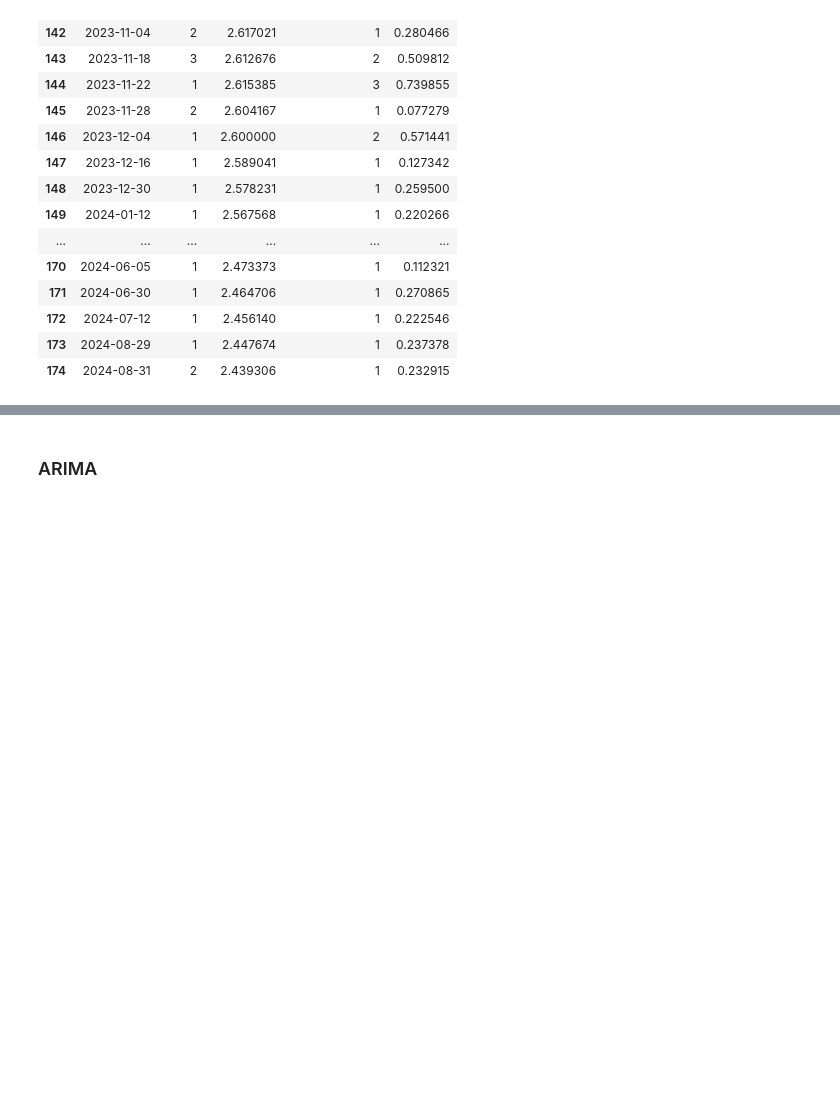
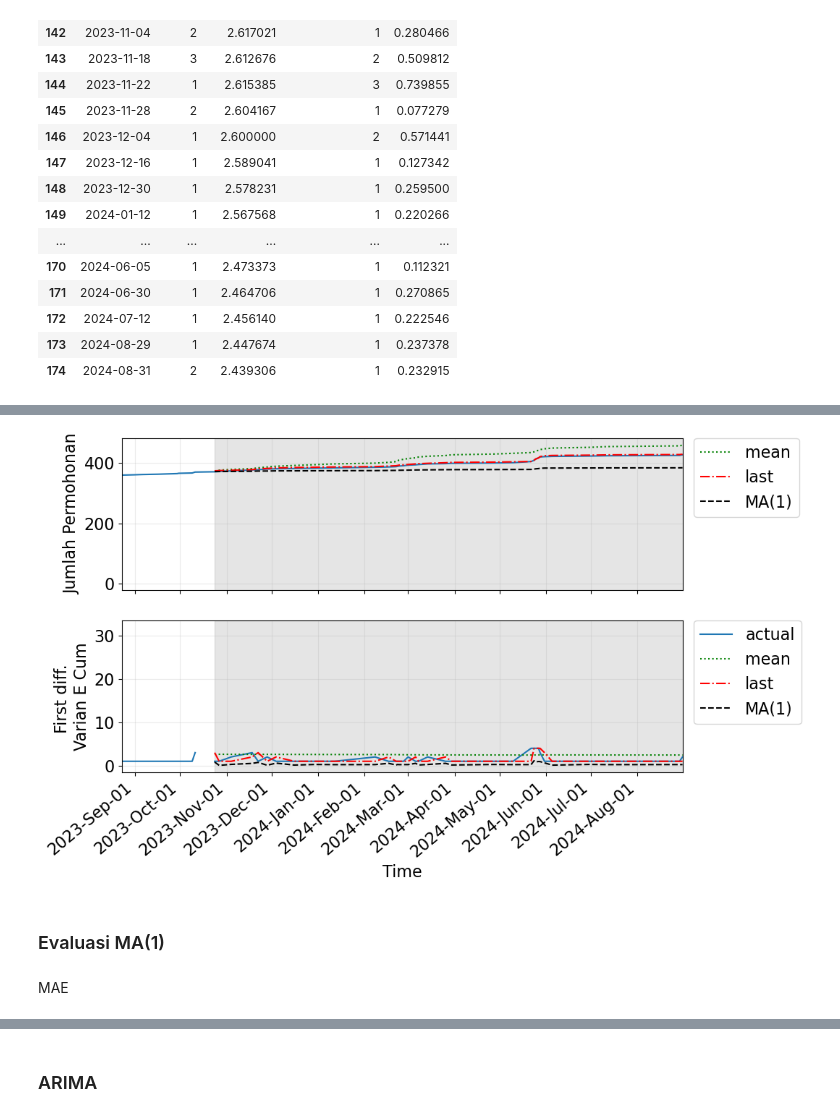
Before and after one commit to anajesset/tugas-akhirr, a Jupyter notebook: varian_e.ipynb, the cells around one changed output, grey strips where cells are left out. Cells and saved outputs as stored; diff of their text form; code cells hidden in the pictures; blank space fills up the shorter version.

```diff
--- a/varian_e.ipynb
+++ b/varian_e.ipynb
@@ -415,0 +515,9 @@ plt.show(fig)
+# %%
+idx_y0 = len(df_train) + 1
+y0 = df_E_count.iloc[idx_y0]["cumulative_sum"]
+# print(y0)
+df_test_E = df_E_count[idx_y0:].copy()
+df_test_E["pred_mean"] = y0 + pred_df["pred_mean"].cumsum()
+df_test_E["pred_last_value"] = y0 + pred_df["pred_last_value"].cumsum()
+df_test_E["pred_MA"] = y0 + pred_df["pred_MA"].cumsum()
+df_test_E.head()
@@ -415,0 +531,62 @@ plt.show(fig)
+# %%
+start_idx = 130  # for better visualization
+xlim = [df_train["Tgl. Mohon"].iloc[start_idx], df_test["Tgl. Mohon"].iloc[-1]]
+
+fig, axes = plt.subplots(nrows=2, ncols=1, sharex=True, figsize=(10, 6))
+
+# -- second row
+axes[1].plot(df_train["Tgl. Mohon"], df_train["E_diff"])
+axes[1].plot(df_test["Tgl. Mohon"], df_test["E_diff"], color="tab:blue", label="actual")
+
+# formatter = mdates.DateFormatter("%Y")
+formatter = mdates.DateFormatter("%Y-%b-%d")
+locator = mdates.YearLocator(base=2)
+locator = mdates.MonthLocator(bymonthday=1, bymonth=range(1, 13, 1))
+# locator = mdates.DayLocator()
+axes[0].xaxis.set_major_formatter(formatter)
+axes[0].xaxis.set_major_locator(locator)
+
+axes[1].set_xlabel("Time")
+axes[1].set_ylabel("First diff. \nVarian E Cum")
+axes[1].grid("on")
+
+# -- prediction
+axes[1].plot(pred_df["Tgl. Mohon"], pred_df["pred_mean"], "g:", label="mean")
+axes[1].plot(pred_df["Tgl. Mohon"], pred_df["pred_last_value"], "r-.", label="last")
+axes[1].plot(pred_df["Tgl. Mohon"], pred_df["pred_MA"], "k--", label="MA(1)")
+
+
+# add forecast area
+for j in range(2):
+  axes[j].axvspan(df_test['Tgl. Mohon'].iloc[0], df_test['Tgl. Mohon'].iloc[-1],
+                  color="#808080", alpha=0.2)
+
+for j, label in enumerate(axes[1].get_xticklabels()):
+  label.set_rotation(40)
+  label.set_horizontalalignment('right')
+
+# -- add legend in the second row
+axes[1].legend(loc="upper left", bbox_to_anchor=[1.02, 1], borderaxespad=0.)
+
+# -- first row
+axes[0].plot(df_E_count['Tgl. Mohon'], df_E_count["cumulative_sum"])
+
+# -- prediction for the original data
+axes[0].plot(df_test_E['Tgl. Mohon'], df_test_E["pred_mean"], "g:", label="mean")
+axes[0].plot(df_test_E['Tgl. Mohon'], df_test_E["pred_last_value"], "r-.", label="last")
+axes[0].plot(df_test_E['Tgl. Mohon'], df_test_E["pred_MA"], "k--", label="MA(1)")
+
+axes[0].grid("on")
+axes[0].set_ylabel("Jumlah Permohonan")
+axes[0].set_xlim(xlim)
+axes[0].set_ylim()
+axes[0].legend(loc="upper left", bbox_to_anchor=[1.02, 1], borderaxespad=0.)
+
+
+plt.show(fig)
+# %% [output]
+[figure, added]
+# %% [markdown]
+### Evaluasi MA(1)
+# %% [markdown]
+MAE
```
Also changed, not shown: parts of 98 cells of this notebook, 5 other files.
